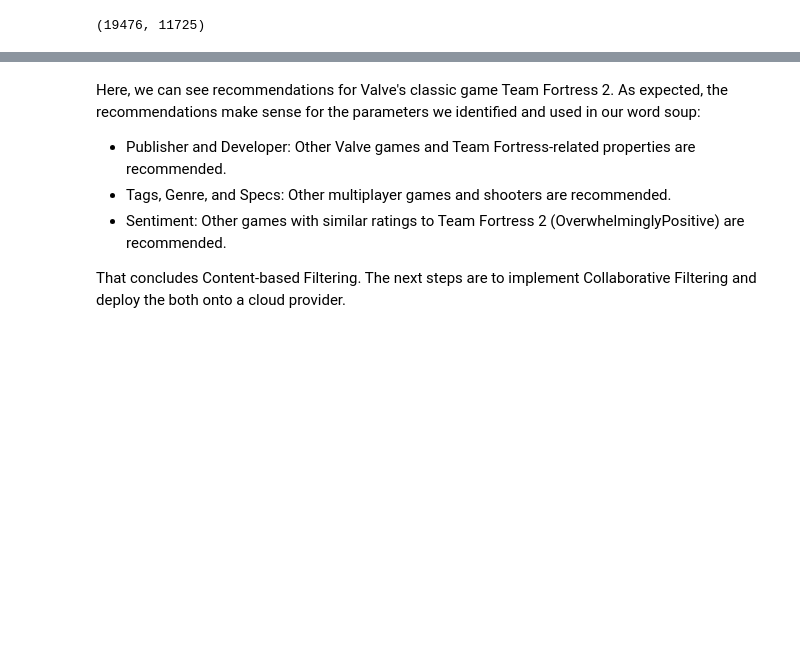
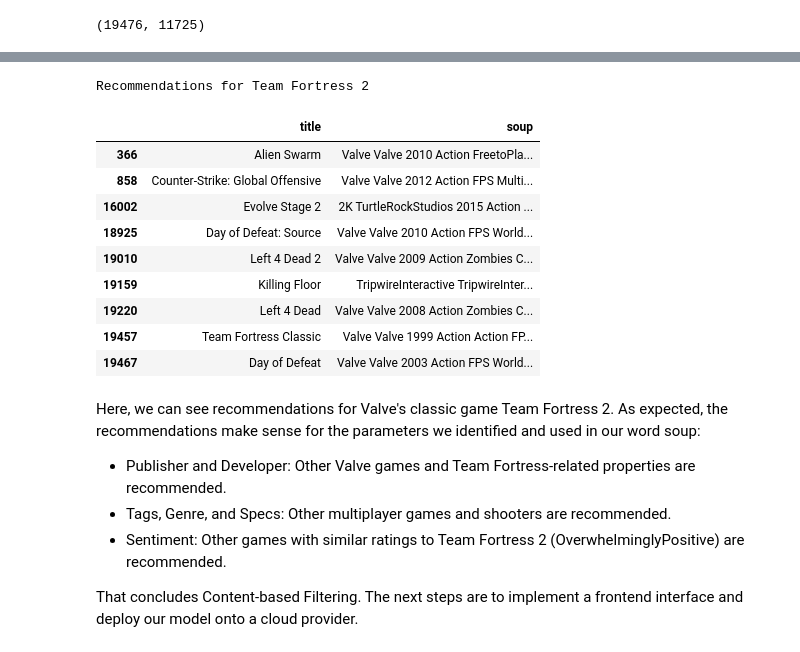
Before and after one commit to lanceu0128/recommender, a Jupyter notebook: steam_recommender.ipynb, the cells around one changed output, grey strips where cells are left out. Cells and saved outputs as stored; diff of their text form; code cells hidden in the pictures; blank space fills up the shorter version.

```diff
--- a/steam_recommender.ipynb
+++ b/steam_recommender.ipynb
@@ -310,0 +330,4 @@ Name: soup, dtype: object
+# %%
+df = df.reset_index(drop=True)
+df.to_csv("gamesdata_clean.csv", encoding="utf-8")
+df.shape
@@ -327,0 +348,3 @@ cosine_sim.shape
+# %%
+knn_model = NearestNeighbors(n_neighbors=10, metric='cosine')
+knn_model.fit(count_matrix)
@@ -366,7 +355,51 @@ get_recommendations("Team Fortress 2", df, cosine_sim)
+# %%
+def content_based_recommendations(title, df):
+    # find game index
+    try:
+        index = df[df['title'] == title].index[0]
+    except IndexError:
+        # use fuzzywuzzy if user types name wrong
+        title = process.extractOne(title, df['title'], scorer=fuzz.token_set_ratio)[0]
+        index = df[df['title'] == title].index[0]
+
+    print(f"Recommendations for {title}")
+
+    # create count matrix from df
+    count = CountVectorizer(stop_words='english')
+    count_matrix = count.fit_transform(df['soup'])
+
+    # fit KNN model to count_matrix
+    knn_model = NearestNeighbors(n_neighbors=10, metric='cosine')
+    knn_model.fit(count_matrix)
+
+    # get indices of nearest neighbors from KNN model
+    _, indices = knn_model.kneighbors(count_matrix[index])
+
+    # use indices to get recommended titles from dataframe
+    indices = indices.squeeze()[1:]
+    recommended_titles = df.loc[indices, 'title'].values.tolist()
+
+    # return dataframe with nearest neighbors
+    columns = ['title', 'soup']
+    return df.loc[df['title'].isin(recommended_titles), columns]
+
+content_based_recommendations("Team Fortress 2", df)
+# %% [output]
+Recommendations for Team Fortress 2
+|  | title | soup |
+| 366 | Alien Swarm | Valve Valve 2010 Action FreetoPla... |
+| 858 | Counter-Strike: Global Offensive | Valve Valve 2012 Action FPS Multi... |
+| 16002 | Evolve Stage 2 | 2K TurtleRockStudios 2015 Action ... |
+| 18925 | Day of Defeat: Source | Valve Valve 2010 Action FPS World... |
+| 19010 | Left 4 Dead 2 | Valve Valve 2009 Action Zombies C... |
+| 19159 | Killing Floor | TripwireInteractive TripwireInter... |
+| 19220 | Left 4 Dead | Valve Valve 2008 Action Zombies C... |
+| 19457 | Team Fortress Classic | Valve Valve 1999 Action Action FP... |
+| 19467 | Day of Defeat | Valve Valve 2003 Action FPS World... |
 # %% [markdown]
 Here, we can see recommendations for Valve's classic game Team Fortress 2. As expected, the recommendations make sense for the parameters we identified and used in our word soup:
 - Publisher and Developer: Other Valve games and Team Fortress-related properties are recommended.
 - Tags, Genre, and Specs: Other multiplayer games and shooters are recommended.
 - Sentiment: Other games with similar ratings to Team Fortress 2 (OverwhelminglyPositive) are recommended.
 
-That concludes Content-based Filtering. The next steps are to implement Collaborative Filtering and deploy the both onto a cloud provider.
+That concludes Content-based Filtering. The next steps are to implement a frontend interface and deploy our model onto a cloud provider.
```
Also changed, not shown: parts of 12 cells of this notebook, 1 other file.
